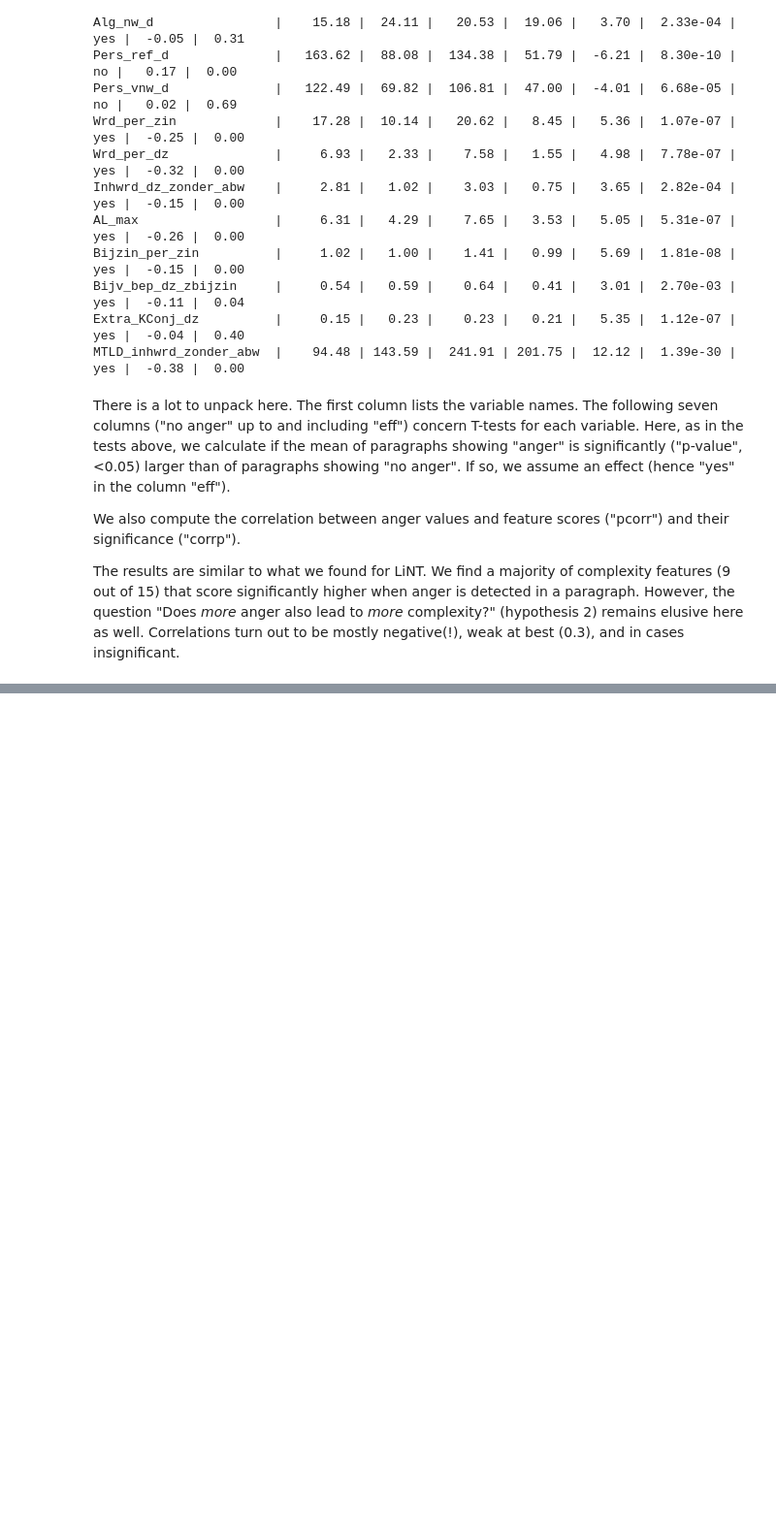
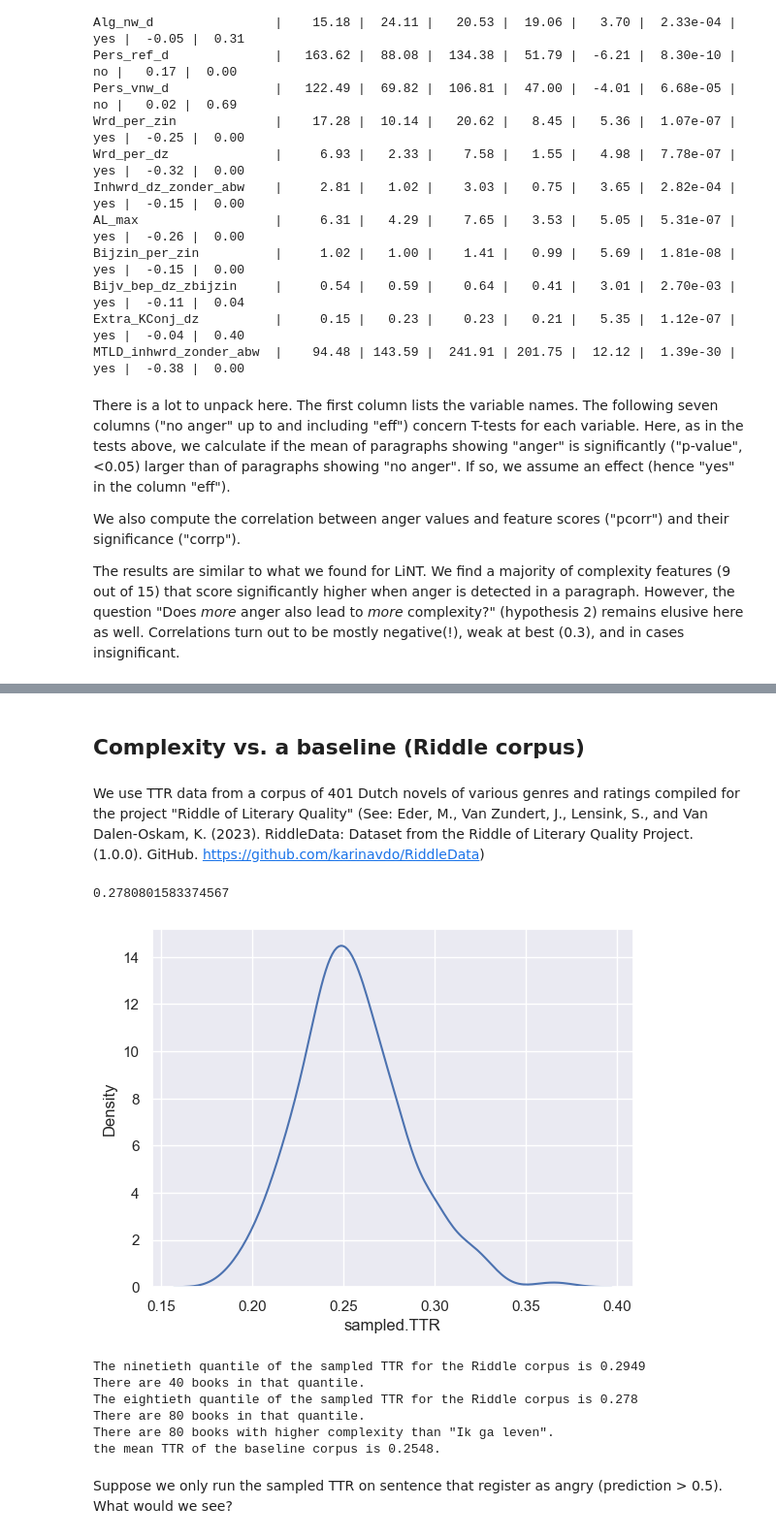
Before and after one commit to jorisvanzundert/Gul_Complexity, a Jupyter notebook: Lale_Gul-Ik_ga_leven-analysis.ipynb, the cells around one changed output, grey strips where cells are left out. Shown: that part at 97% size. Drawn from its saved outputs; the diff is of its cells as text; code cells hidden in the pictures; blank space fills up the shorter version.

```diff
--- a/Lale_Gul-Ik_ga_leven-analysis.ipynb
+++ b/Lale_Gul-Ik_ga_leven-analysis.ipynb
@@ -424,0 +642,4 @@ ax.legend();
+# %% [markdown]
+## Complexity vs. a baseline (Riddle corpus)
+# %% [markdown]
+We use TTR data from a corpus of 401 Dutch novels of various genres and ratings compiled for the project "Riddle of Literary Quality" (See: Eder, M., Van Zundert, J., Lensink, S., and Van Dalen-Oskam, K. (2023). RiddleData: Dataset from the Riddle of Literary Quality Project. (1.0.0). GitHub. https://github.com/karinavdo/RiddleData)
@@ -424,0 +684,9 @@ ax.legend();
+# %%
+# Due to copyright we cannot publish the full text of the novel under investigation.
+# Therefore this code will not run, but we provide it for eyeballing at least.
+
+doc_for_baseline = nlp( ( '\n' ).join( paragraphs ) )
+leven_TTR = sample_TTR( doc_for_baseline )
+leven_TTR
+# %% [output]
+0.2780801583374567
@@ -424,0 +696,26 @@ ax.legend();
+# %%
+df_baseline = pd.read_csv( './data/books.csv' )
+kdep = sns.kdeplot( df_baseline['sampled.TTR'] );
+# %% [output]
+[figure, added]
+# %%
+print( 'The ninetieth quantile of the sampled TTR for the Riddle corpus is', df_baseline['sampled.TTR'].quantile( 0.9 ) )
+num_books_in_ninetieth_quantile = len( df_baseline[ df_baseline['sampled.TTR'] > df_baseline['sampled.TTR'].quantile( 0.9 ) ] )
+print( f'There are {num_books_in_ninetieth_quantile} books in that quantile.')
+print( 'The eightieth quantile of the sampled TTR for the Riddle corpus is', df_baseline['sampled.TTR'].quantile( 0.8 ) )
+num_books_in_eightieth_quantile = len( df_baseline[ df_baseline['sampled.TTR'] > df_baseline['sampled.TTR'].quantile( 0.8 ) ] )
+print( f'There are {num_books_in_eightieth_quantile} books in that quantile.')
+num_books_more_complex = len( df_baseline[ df_baseline['sampled.TTR'] > leven_TTR ] )
+print( f'There are {num_books_more_complex} books with higher complexity than "Ik ga leven".' )
+mean_ttr_baseline = round( df_baseline['sampled.TTR'].mean(), 4 )
+print( f'the mean TTR of the baseline corpus is {mean_ttr_baseline}.' )
+# %% [output]
+The ninetieth quantile of the sampled TTR for the Riddle corpus is 0.2949
+There are 40 books in that quantile.
+The eightieth quantile of the sampled TTR for the Riddle corpus is 0.278
+There are 80 books in that quantile.
+There are 80 books with higher complexity than "Ik ga leven".
+the mean TTR of the baseline corpus is 0.2548.
+# %% [markdown]
+Suppose we only run the sampled TTR on sentence that register as angry (prediction > 0.5).
+What would we see?
```
Also changed, not shown: parts of 57 cells of this notebook, 4 other files.
